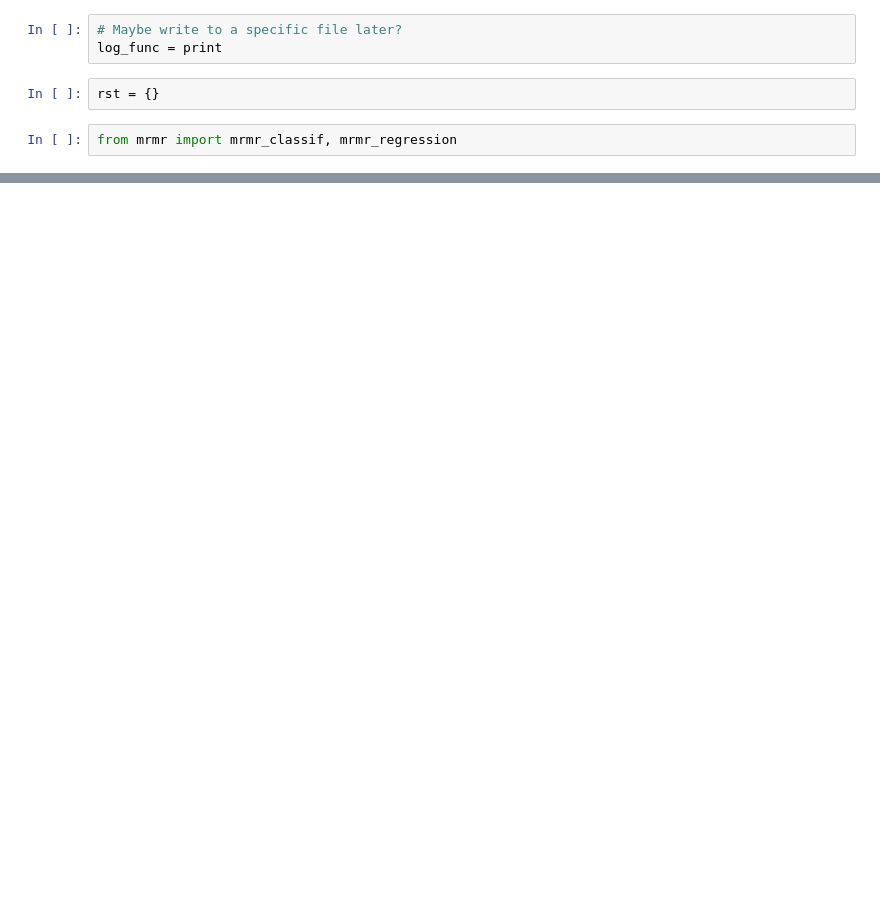
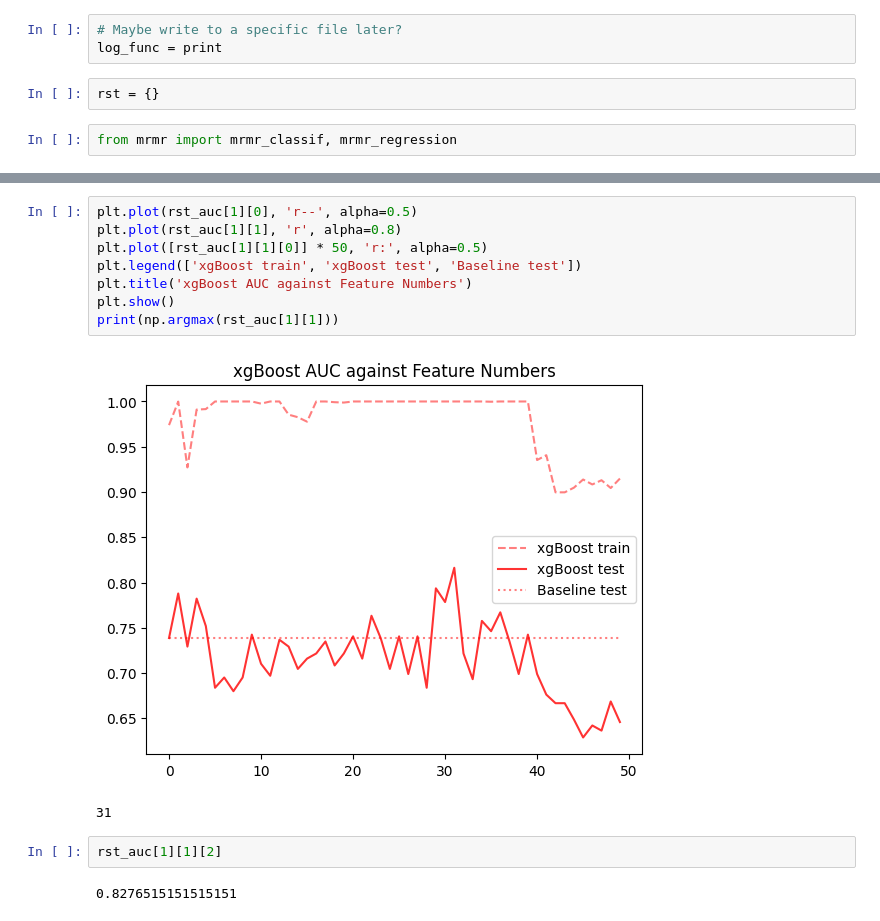
Before and after one commit to Biobots/Levodopa_Parkinson_MRI, a Jupyter notebook: prototype.ipynb, the cells around one changed output, grey strips where cells are left out. Cells and saved outputs as stored; diff of their text form; blank space fills up the shorter version.

```diff
--- a/prototype.ipynb
+++ b/prototype.ipynb
@@ -200,0 +361,15 @@ AUC train 0.9510157711841754, test 0.6477272727272728
+# %%
+plt.plot(rst_auc[1][0], 'r--', alpha=0.5)
+plt.plot(rst_auc[1][1], 'r', alpha=0.8)
+plt.plot([rst_auc[1][1][0]] * 50, 'r:', alpha=0.5)
+plt.legend(['xgBoost train', 'xgBoost test', 'Baseline test'])
+plt.title('xgBoost AUC against Feature Numbers')
+plt.show()
+print(np.argmax(rst_auc[1][1]))
+# %% [output]
+[figure, added]
+31
+# %%
+rst_auc[1][1][2]
+# %% [output]
+0.8276515151515151
```
Also changed, not shown: parts of 5 cells of this notebook, 8 other files.
